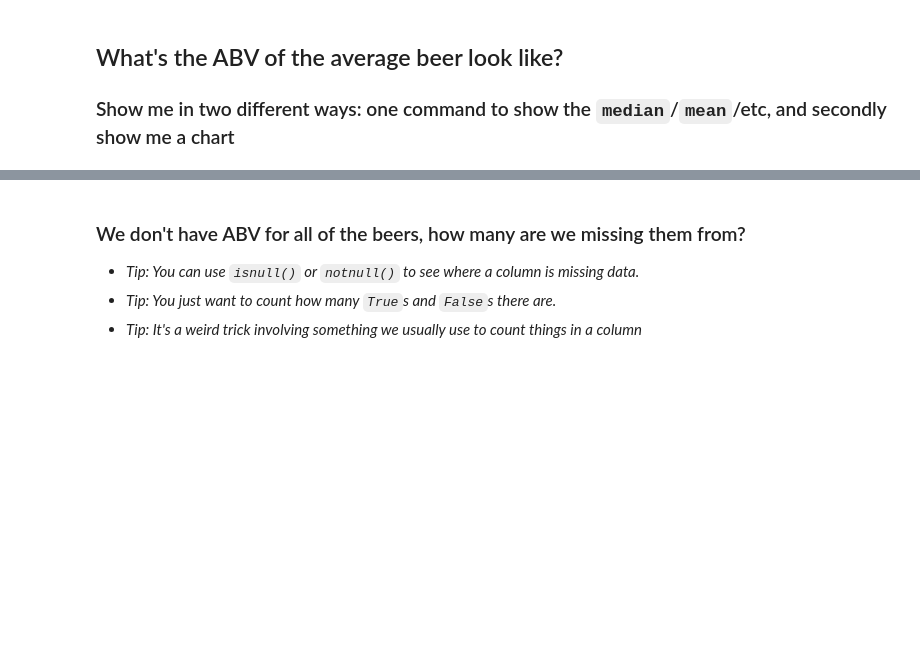
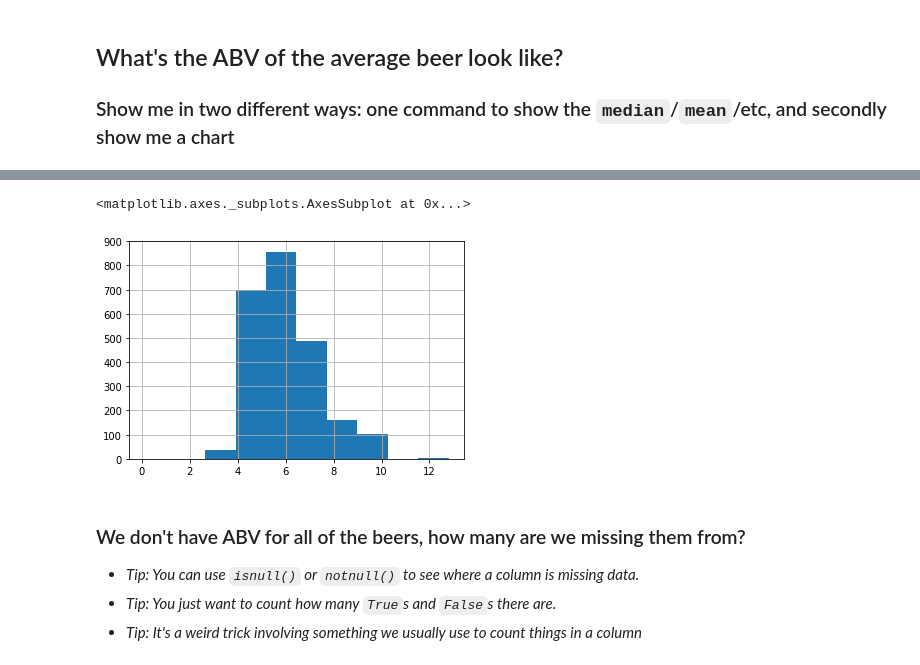
Before and after one commit to xeophin/lede-foundations, a Jupyter notebook: 06-homework-part1/Dataset ONE - Beer cans.ipynb, the cells around one changed output, grey strips where cells are left out. Saved outputs shown, nothing was run; the diff lists cells and outputs as text; code cells hidden in the pictures; blank space fills up the shorter version.

Commit message:
feat(Homework 06): filled in beer stuff

```diff
--- a/06-homework-part1/Dataset ONE - Beer cans.ipynb
+++ b/06-homework-part1/Dataset ONE - Beer cans.ipynb
@@ -5,2 +8,5 @@
 # %% [markdown]
 ## Read in the file `craftcans.csv`, and look at the first first rows
+# %%
+df = pd.read_csv('06-homework-part1/craftcans.csv', na_values=['Does not apply'])
+df.head()
@@ -26,12 +81,16 @@ When you're confident you got it right, save the results back into the `ABV` col
 - *Tip: In programming the easiest way to remove something is to *replacing it with nothing*.
 - *Tip: "nothing" might seem like `NaN` sinc we talked about it a lot in class, but in this case it isn't! It's just an empty string, like ""*
 - *Tip: `.replace` is used for replacing ENTIRE cells, while `.str.replace` is useful for replacing PARTS of cells (see my New York example)*
+# %%
+df['ABV'] = df['ABV'].str.replace('%', '')
 # %% [markdown]
 ### Now let's turn `ABV` into a numeric data type
 
 Save the results back into the `ABV` column (again), and then check `df.dtypes` to make sure it worked.
 
 - *Tip: We used `.astype(int)` during class, but this has a decimal in it...*
+# %%
+df['ABV'] = df['ABV'].astype(float)
 # %% [markdown]
 ## What's the ABV of the average beer look like?
 
@@ -39,3 +110,8 @@ Save the results back into the `ABV` column (again), and then check `df.dtypes`
+# %%
+df['ABV'].hist()
+# %% [output]
+<matplotlib.axes._subplots.AxesSubplot at 0x...>
+[figure, added]
 # %% [markdown]
 ### We don't have ABV for all of the beers, how many are we missing them from?
 
```
Also changed, not shown: parts of 31 cells of this notebook.
